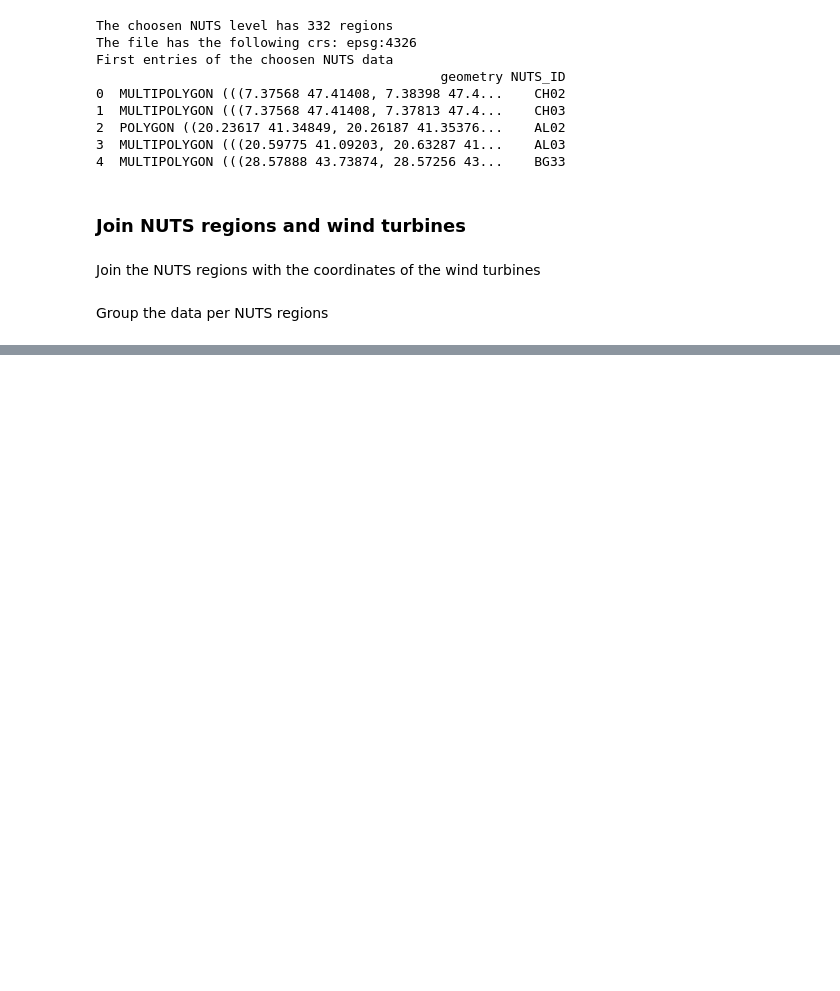
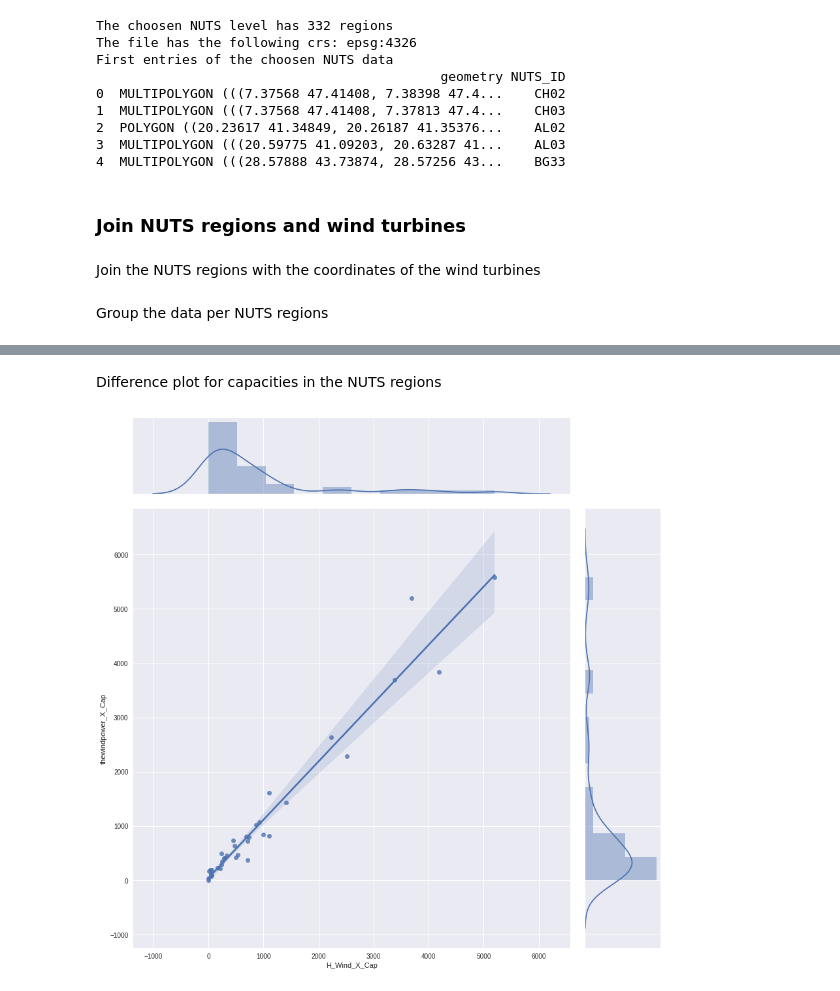
Before and after one commit to JanFrederickUnnewehr/wind_dataset_comparison, a Jupyter notebook: main.ipynb, the cells around one changed output, grey strips where cells are left out. Cells and saved outputs as stored; diff of their text form; code cells hidden in the pictures; blank space fills up the shorter version.

```diff
--- a/main.ipynb
+++ b/main.ipynb
@@ -569,0 +549,6 @@ Combine the two datasets
+# %% [markdown]
+Difference plot for capacities in the NUTS regions
+# %%
+g = sns.jointplot("H_Wind_X_Cap", "thewindpower_X_Cap", data=Data_join, kind="reg", height=12)
+# %% [output]
+[figure, added]
```
Also changed, not shown: parts of 68 cells of this notebook, 1 other file.
